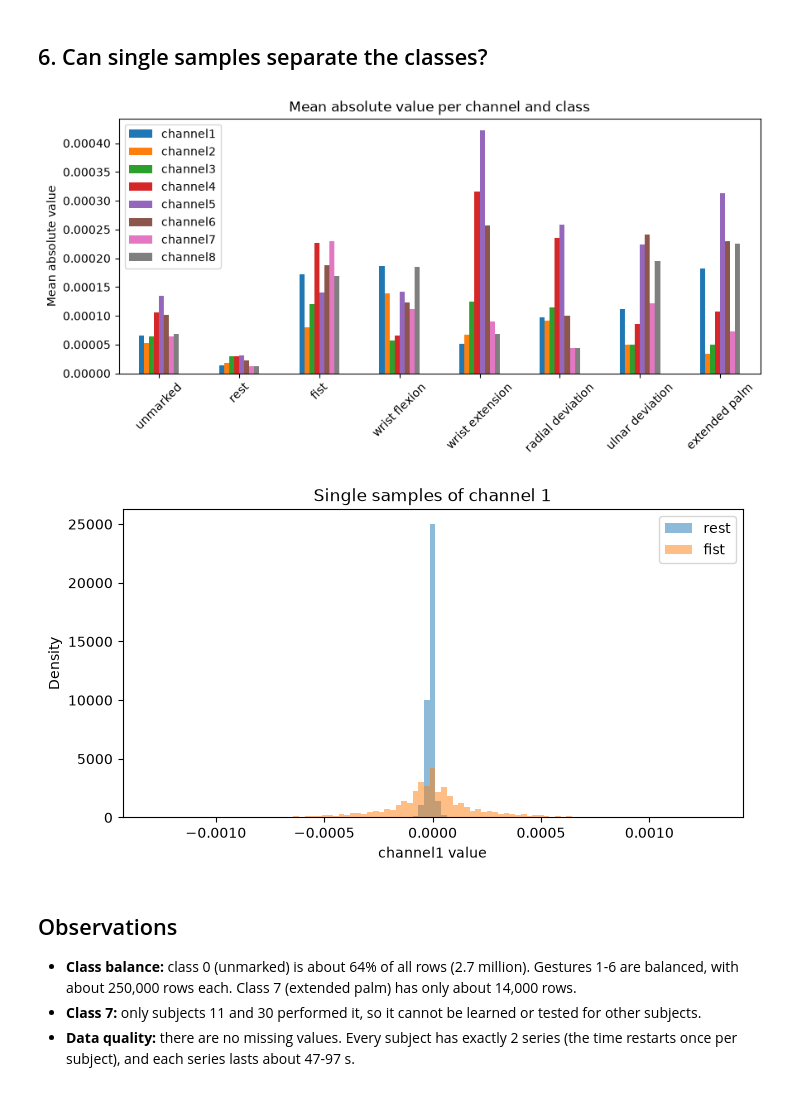
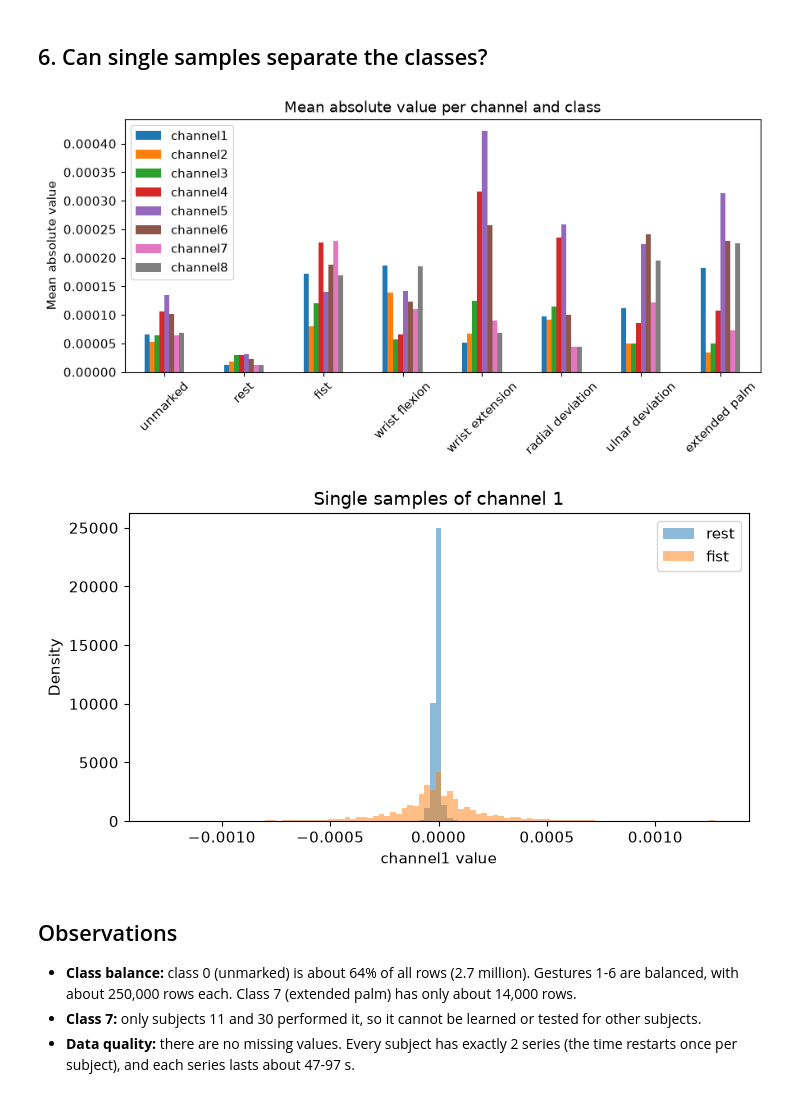
Before and after one commit to Aslakoi/EMG_classification, a Jupyter notebook: main.ipynb, the cells around one changed output. Cells and saved outputs as stored; diff of their text form; code cells hidden in the pictures.

```diff
--- a/main.ipynb
+++ b/main.ipynb
@@ -66,6 +67,17 @@ from sklearn.metrics import log_loss
 from sklearn.model_selection import cross_val_predict
 import torch
 from torch import nn
+import os
+from sklearn.feature_selection import mutual_info_classif
+from sklearn.model_selection import LeaveOneGroupOut
+
+# The figures for the report are also saved as files (PDF for the report, PNG for a quick look)
+os.makedirs('figures', exist_ok=True)
+plt.rcParams.update({'font.size': 11})
+
+def save_figure(name):
+    plt.savefig(f'figures/{name}.pdf', bbox_inches='tight')
+    plt.savefig(f'figures/{name}.png', dpi=200, bbox_inches='tight')
 # %% [markdown]
 ## 1. Loading the data
 # %%
@@ -351,15 +362,16 @@ Name: count, dtype: int64
 # %%
 # Average signal strength (mean absolute value) per channel for each class
 mav_per_class = data[channels].abs().groupby(data['class']).mean()
 mav_per_class.index = [class_names[c] for c in mav_per_class.index]
 
 mav_per_class.plot(kind='bar', figsize=(10,4))
 plt.ylabel('Mean absolute value')
 plt.title('Mean absolute value per channel and class')
 plt.xticks(rotation=45)
+save_figure('mav_per_class')
 plt.show()
 # %% [output]
-[figure, old version]
+[figure, new version]
 # %%
 # Distribution of single samples of channel 1 for 'rest' and 'fist'
 bins = np.linspace(-0.0013, 0.0013, 100)
@@ -370,9 +382,10 @@ plt.xlabel('channel1 value')
 plt.ylabel('Density')
 plt.title('Single samples of channel 1')
 plt.legend()
+save_figure('single_samples_channel1')
 plt.show()
 # %% [output]
-[figure, old version]
+[figure, new version]
 # %% [markdown]
 ## Observations
 
```
Also changed, not shown: parts of 39 cells of this notebook, 36 other files.
